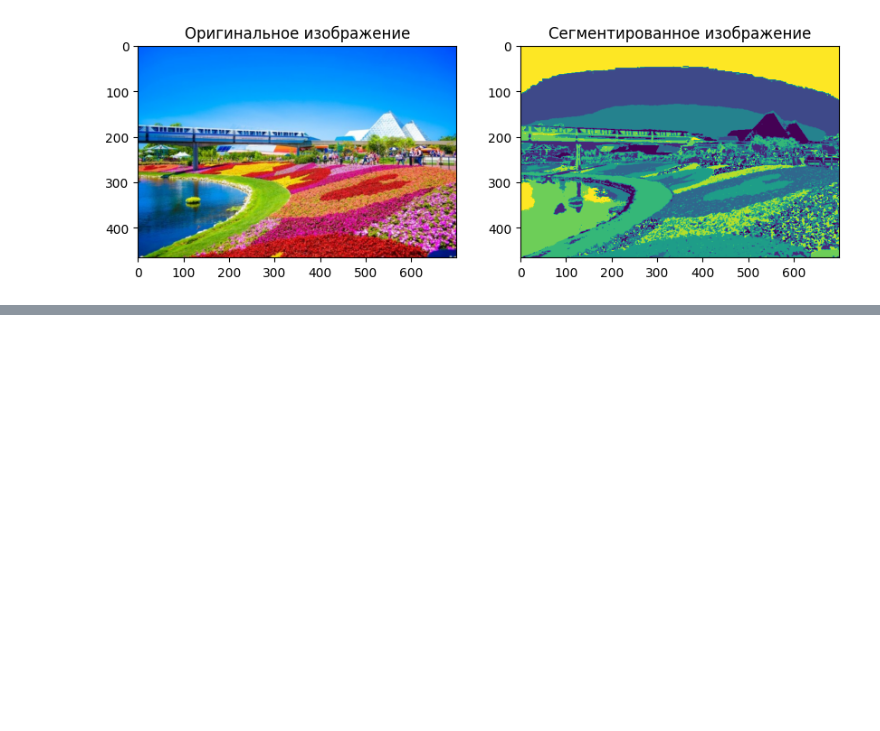
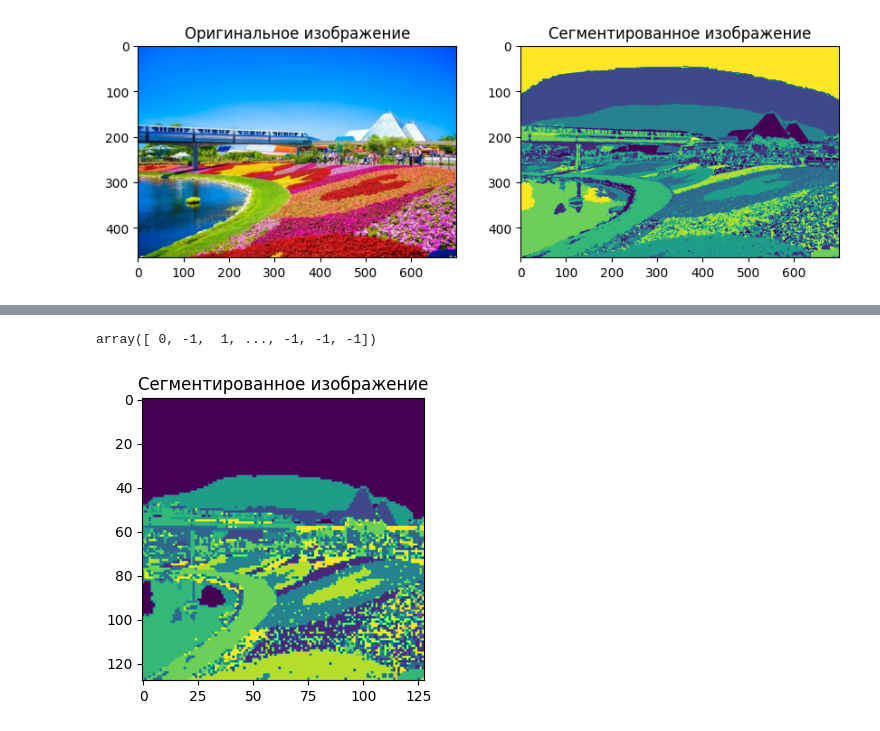
Before and after one commit to OVP2023/ML, a Jupyter notebook: кластеризация_дз.ipynb, the cells around one changed output, grey strips where cells are left out. Drawn from its saved outputs; the diff is of its cells as text; code cells hidden in the pictures; blank space fills up the shorter version.

```diff
--- a/кластеризация_дз.ipynb
+++ b/кластеризация_дз.ipynb
@@ -180,0 +179,21 @@ ValueError: Input images must have the same dimensions.
+# %%
+from sklearn.cluster import AgglomerativeClustering, DBSCAN
+
+algorithms = [
+    KMeans(n_clusters=10),
+    AgglomerativeClustering(n_clusters=2),
+    DBSCAN()
+]
+
+
+X_scaled=img_small.reshape((-1, 3))
+
+
+for  algorithm in algorithms:
+    # кластеризуем
+    clusters = algorithm.fit_predict(X_scaled)
+
+    # если есть центры кластеров - выведем их
+    if algorithm.__class__.__name__ in {'KMeans'}:
+        centers = algorithm.cluster_centers_
+        label=algorithm.labels_
@@ -180,0 +213,16 @@ ValueError: Input images must have the same dimensions.
+# %%
+clusters
+# %% [output]
+array([ 0, -1,  1, ..., -1, -1, -1])
+# %%
+height_s, width_s, channels_s = img_small.shape
+segmented_img_kmeans = label.reshape((height_s, width_s))
+# %%
+# Сегментированное изображение
+plt.subplot(1, 2, 2)
+plt.title('Сегментированное изображение')
+plt.imshow(segmented_img_kmeans, cmap='viridis')
+
+plt.show()
+# %% [output]
+[figure, added]
```
Also changed, not shown: parts of 2 cells of this notebook.
